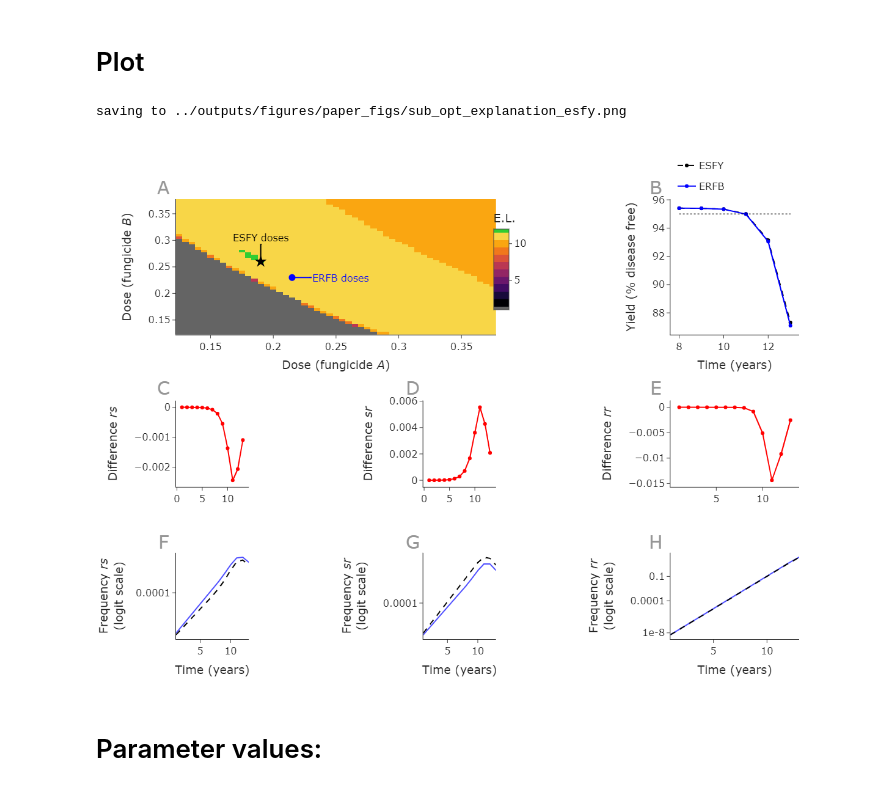
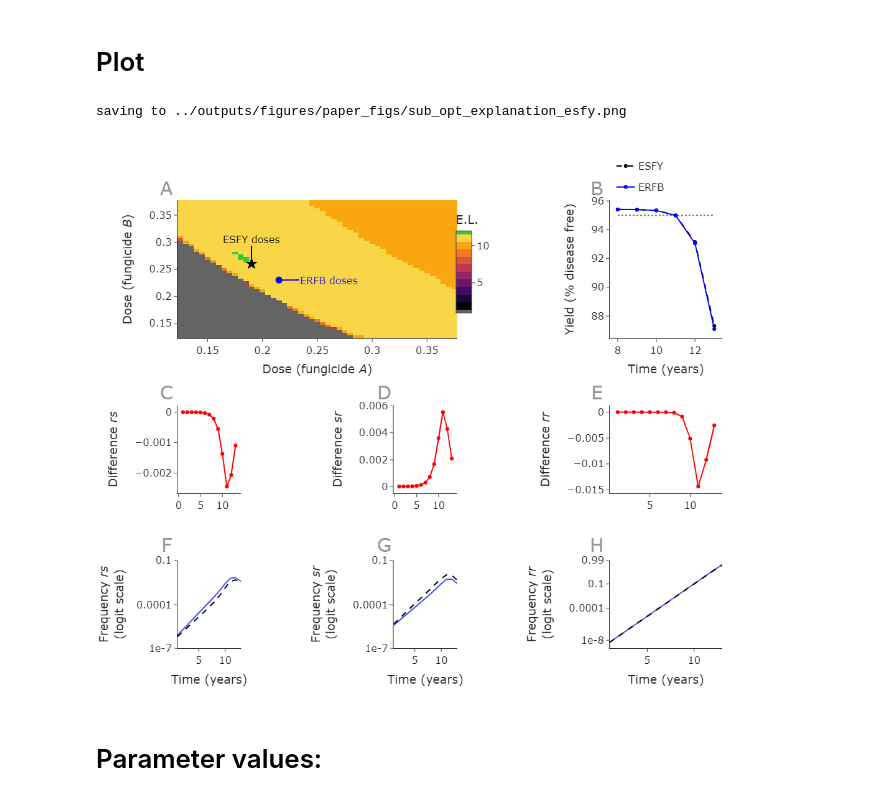
Before and after one commit to nt409/HRHR, a Jupyter notebook: notebooks/003_failed_run_time_course_ESFY.ipynb, the cells around one changed output. Cells and saved outputs as stored; diff of their text form; code cells hidden in the pictures.

```diff
--- a/notebooks/003_failed_run_time_course_ESFY.ipynb
+++ b/notebooks/003_failed_run_time_course_ESFY.ipynb
@@ -372,21 +356,36 @@ fig.update_yaxes(title="Difference <i>rs</i>", row=2, col=1, showgrid=False, zer
 fig.update_yaxes(title="Difference <i>sr</i>", row=2, col=2, showgrid=False, zeroline=False)
 
 
-ticktext = [1e-8, 1e-4, 1e-1]
+ticktext = [1e-8, 1e-4, 1e-1, 0.99]
 nptt = np.array(ticktext)
 tickvals = np.log10(nptt/(1-nptt))
 
+range_vals = np.array([1e-9, 0.99])
+range_ = np.log10(range_vals/(1-range_vals))
+
+
+ticktexts = [1e-7, 1e-4, 1e-1]
+nptts = np.array(ticktexts)
+tickvalss = np.log10(nptts/(1-nptts))
+
+range_vals_s = np.array([1e-7, 1e-1])
+range_s = np.log10(range_vals_s/(1-range_vals_s))
+
+
 fig.update_yaxes(title="Frequency <i>rr</i><br>(logit scale)",
-                  tickvals = tickvals,
-                  ticktext = ticktext,
+                 tickvals = tickvals,
+                 ticktext = ticktext,
+                 range=range_,
                  row=3, col=3, showgrid=False, zeroline=False)
 fig.update_yaxes(title="Frequency <i>rs</i><br>(logit scale)",
-                  tickvals = tickvals,
-                  ticktext = ticktext,
+                 tickvals = tickvalss,
+                 ticktext = ticktexts,
+                 range=range_s,
                  row=3, col=1, showgrid=False, zeroline=False)
 fig.update_yaxes(title="Frequency <i>sr</i><br>(logit scale)",
-                  tickvals = tickvals,
-                  ticktext = ticktext,
+                 tickvals = tickvalss,
+                 ticktext = ticktexts,
+                 range=range_s,
                  row=3, col=2, showgrid=False, zeroline=False)
 
 
@@ -399,7 +398,7 @@ right = 0.77
 
 top_row = 1.055
 middle_row = 0.6
-bottom_row = 0.25
+bottom_row = 0.26
 
 annotz = [
     get_big_text_annotation(left, top_row, 'A'),
@@ -434,34 +433,34 @@ annotz = [
          y=dose_rfb2,
          xref="x1",
          yref="y1",
          ay=0,
          ax=80,
          arrowsize=2,
          arrowwidth=2,
          arrowhead=0,
          arrowcolor="blue",
          font=dict(
             color="blue",
             size=16,
          ),
     ),
 ]
 
 fig.update_layout(standard_layout(True, FULL_PAGE_WIDTH, 900))
 
 fig.update_layout(legend=dict(x=0.8, y=1.1))
 
 fig.update_layout(annotations=annotz)
 
 
 filename='../outputs/figures/paper_figs/sub_opt_explanation_esfy.png'
 print(f'saving to {filename}')
 fig.write_image(filename)
 
 fig.show()
 # %% [output]
 saving to ../outputs/figures/paper_figs/sub_opt_explanation_esfy.png
-[figure, old version]
+[figure, new version]
 # %% [markdown]
 # Parameter values:
 # %%
```
Also changed, not shown: parts of 1 cell of this notebook, 9 other files.
